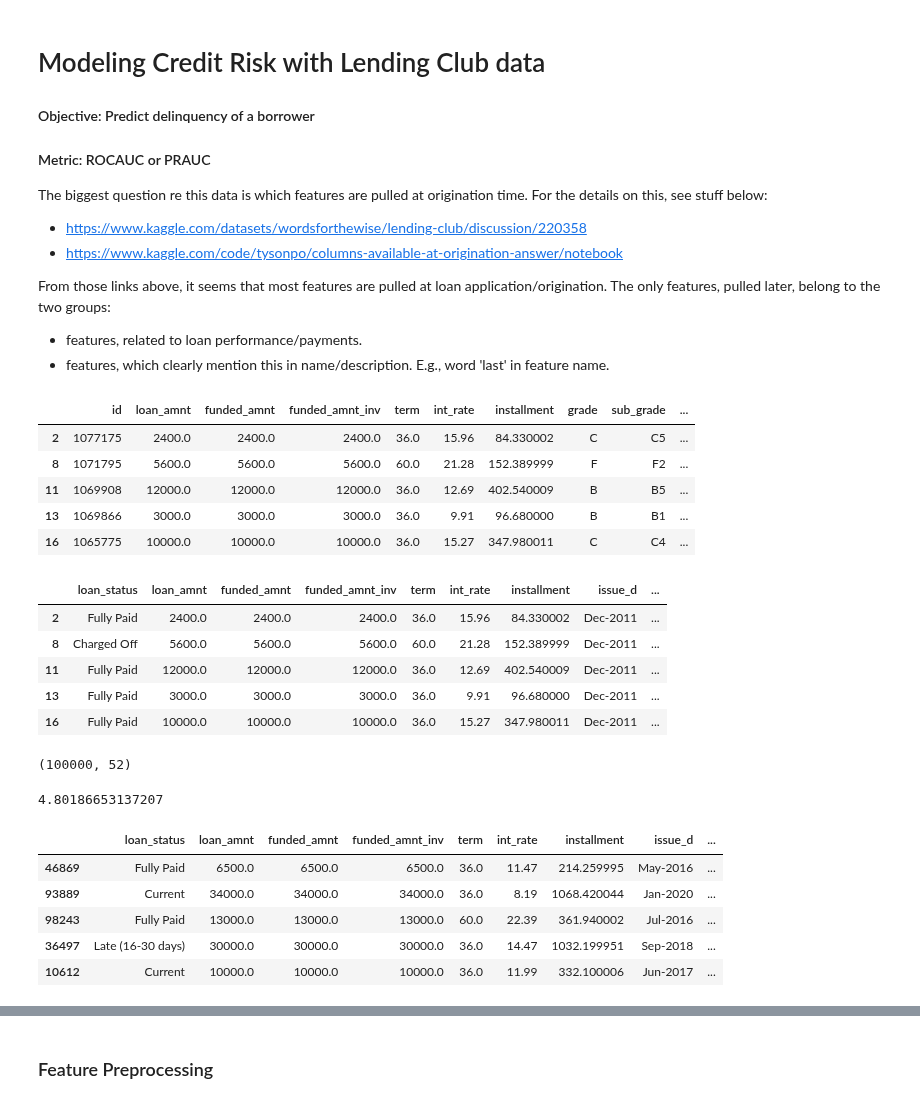
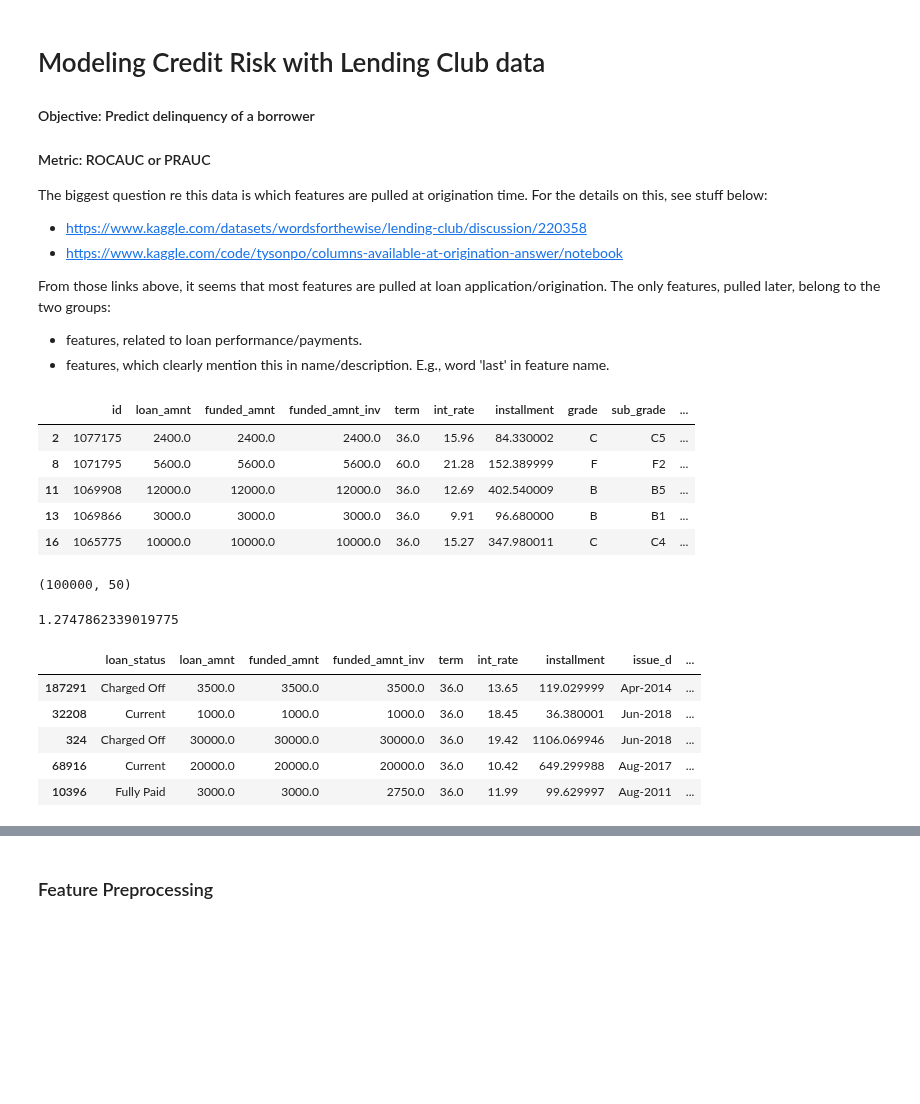
Before and after one commit to MykolaPinchuk/KaggleProjects, a Jupyter notebook: kp102-lc-loaddef.ipynb, the cells around one changed output, grey strips where cells are left out. Saved outputs shown, nothing was run; the diff lists cells and outputs as text; code cells hidden in the pictures; blank space fills up the shorter version.

```diff
--- a/kp102-lc-loaddef.ipynb
+++ b/kp102-lc-loaddef.ipynb
@@ -95,56 +95,43 @@ display(df.head())
 features_tokeep = ['loan_status',
  'loan_amnt', 'funded_amnt', 'funded_amnt_inv', 'term', 'int_rate', 'installment','issue_d',
  'purpose', 'title', 'initial_list_status', 'application_type',
  'grade', 'sub_grade', 'fico_range_high',
  'emp_title', 'emp_length', 'home_ownership', 'annual_inc', 'zip_code', 'addr_state',
  'dti',
  'verification_status',
  'mo_sin_rcnt_tl', 'mths_since_last_delinq', 'mths_since_last_major_derog', 'mths_since_last_record',
  'mths_since_recent_bc_dlq', 'mths_since_recent_revol_delinq',
  'num_tl_op_past_12m',
  'earliest_cr_line', 'inq_last_6mths', 'inq_fi', 'inq_last_12m',
  'open_acc', 'acc_open_past_24mths', 'mort_acc', 'total_acc',
  'avg_cur_bal', 'il_util', 'tot_cur_bal',
  'revol_bal', 'revol_util', 'max_bal_bc',
  'delinq_2yrs', 'acc_now_delinq', 'delinq_amnt', 'pub_rec', 'pub_rec_bankruptcies',
  'annual_inc_joint', 'dti_joint', 'verification_status_joint']
 
 df = df[features_tokeep]
 
-#df.drop(columns = ['pymnt_plan', 'fico_range_low', 'recoveries', 'collection_recovery_fee', 'last_fico_range_low', 'policy_code',
-#                  'out_prncp', 'out_prncp_inv', 'total_pymnt', 'total_pymnt_inv', 'total_rec_prncp', 'total_rec_int',
-#                  'total_rec_late_fee', 'last_pymnt_d', 'last_pymnt_amnt', 'next_pymnt_d', 'last_credit_pull_d', 'last_fico_range_high',
-#                  'collections_12_mths_ex_med', 'acc_now_delinq'],inplace=True)
-# fico bucket is always 5 points increment, so I drop lower bound as redundant info
-# I drop most of the features above, since they seem to be collected after origination.
-display(df.head())
-#df.drop(columns = ['mths_since_last_record', 'mths_since_last_delinq',
-#                  'mths_since_last_major_derog'], inplace=True)
+
+df.drop(columns = ['il_util', 'max_bal_bc'], inplace=True)
 # these are useful features, which I will preprocess later
 
 df = df.sample(100000)
 display(df.shape, time.time()-time0, df.head())
 # %% [output]
 |  | id | loan_amnt | funded_amnt | funded_amnt_inv | term | int_rate | installment | grade | sub_grade | ... |
 | 2 | 1077175 | 2400.0 | 2400.0 | 2400.0 | 36.0 | 15.96 | 84.330002 | C | C5 | ... |
 | 8 | 1071795 | 5600.0 | 5600.0 | 5600.0 | 60.0 | 21.28 | 152.389999 | F | F2 | ... |
 | 11 | 1069908 | 12000.0 | 12000.0 | 12000.0 | 36.0 | 12.69 | 402.540009 | B | B5 | ... |
 | 13 | 1069866 | 3000.0 | 3000.0 | 3000.0 | 36.0 | 9.91 | 96.680000 | B | B1 | ... |
 | 16 | 1065775 | 10000.0 | 10000.0 | 10000.0 | 36.0 | 15.27 | 347.980011 | C | C4 | ... |
-|  | loan_status | loan_amnt | funded_amnt | funded_amnt_inv | term | int_rate | installment | issue_d | ... |
-| 2 | Fully Paid | 2400.0 | 2400.0 | 2400.0 | 36.0 | 15.96 | 84.330002 | Dec-2011 | ... |
-| 8 | Charged Off | 5600.0 | 5600.0 | 5600.0 | 60.0 | 21.28 | 152.389999 | Dec-2011 | ... |
-| 11 | Fully Paid | 12000.0 | 12000.0 | 12000.0 | 36.0 | 12.69 | 402.540009 | Dec-2011 | ... |
-| 13 | Fully Paid | 3000.0 | 3000.0 | 3000.0 | 36.0 | 9.91 | 96.680000 | Dec-2011 | ... |
-| 16 | Fully Paid | 10000.0 | 10000.0 | 10000.0 | 36.0 | 15.27 | 347.980011 | Dec-2011 | ... |
-(100000, 52)
+(100000, 50)
-4.80186653137207
+1.2747862339019775
-|  | loan_status | loan_amnt | funded_amnt | funded_amnt_inv | term | int_rate | installment | issue_d | ... |
-| 46869 | Fully Paid | 6500.0 | 6500.0 | 6500.0 | 36.0 | 11.47 | 214.259995 | May-2016 | ... |
-| 93889 | Current | 34000.0 | 34000.0 | 34000.0 | 36.0 | 8.19 | 1068.420044 | Jan-2020 | ... |
-| 98243 | Fully Paid | 13000.0 | 13000.0 | 13000.0 | 60.0 | 22.39 | 361.940002 | Jul-2016 | ... |
-| 36497 | Late (16-30 days) | 30000.0 | 30000.0 | 30000.0 | 36.0 | 14.47 | 1032.199951 | Sep-2018 | ... |
-| 10612 | Current | 10000.0 | 10000.0 | 10000.0 | 36.0 | 11.99 | 332.100006 | Jun-2017 | ... |
+|  | loan_status | loan_amnt | funded_amnt | funded_amnt_inv | term | int_rate | installment | issue_d | ... |
+| 187291 | Charged Off | 3500.0 | 3500.0 | 3500.0 | 36.0 | 13.65 | 119.029999 | Apr-2014 | ... |
+| 32208 | Current | 1000.0 | 1000.0 | 1000.0 | 36.0 | 18.45 | 36.380001 | Jun-2018 | ... |
+| 324 | Charged Off | 30000.0 | 30000.0 | 30000.0 | 36.0 | 19.42 | 1106.069946 | Jun-2018 | ... |
+| 68916 | Current | 20000.0 | 20000.0 | 20000.0 | 36.0 | 10.42 | 649.299988 | Aug-2017 | ... |
+| 10396 | Fully Paid | 3000.0 | 3000.0 | 2750.0 | 36.0 | 11.99 | 99.629997 | Aug-2011 | ... |
 # %%
 list(df.columns)
 # %% [output]
```
Also changed, not shown: parts of 22 cells of this notebook.
